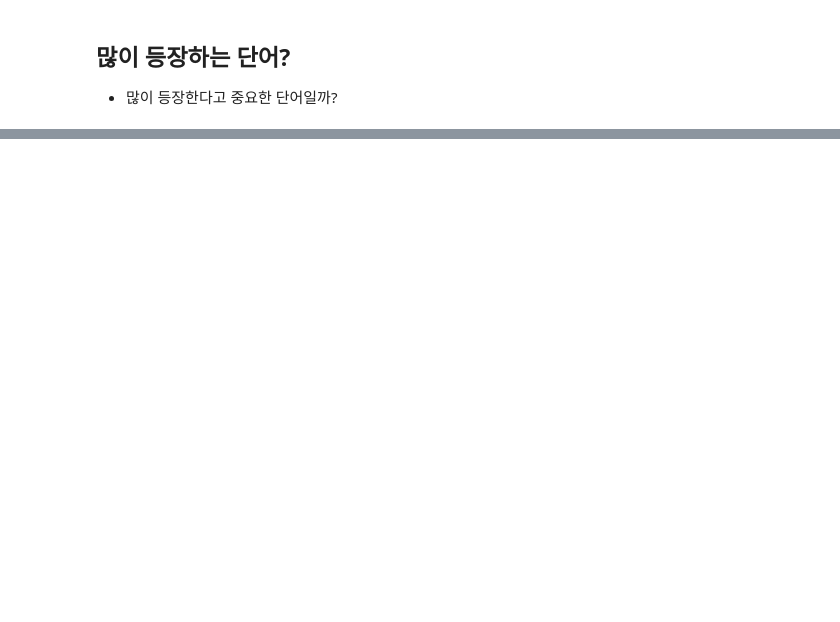
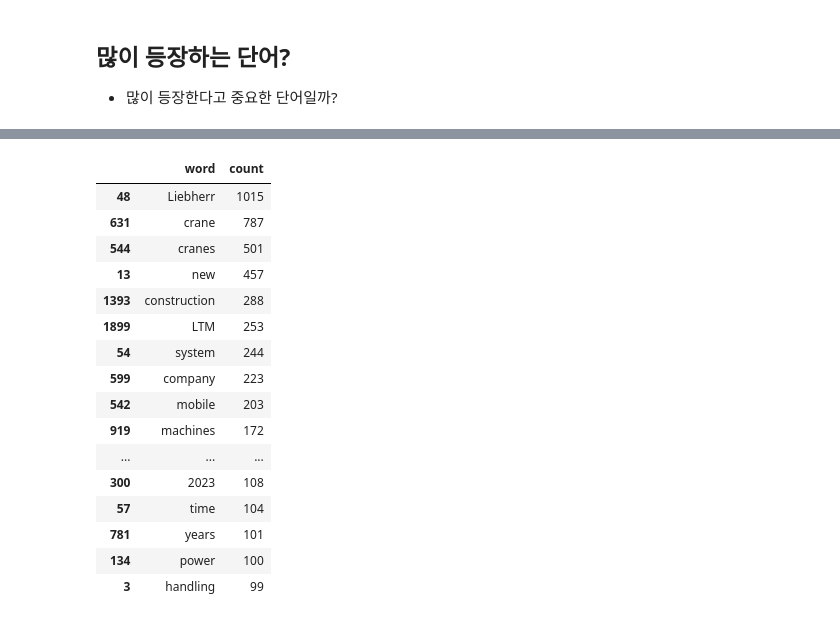
Before and after one commit to CE-MarketSensing/ConstructionEquipment, a Jupyter notebook: textmining/liebherr_test.ipynb, the cells around one changed output, grey strips where cells are left out. Drawn from its saved outputs; the diff is of its cells as text; code cells hidden in the pictures; blank space fills up the shorter version.

```diff
--- a/textmining/liebherr_test.ipynb
+++ b/textmining/liebherr_test.ipynb
@@ -452,0 +448,4 @@ test_count.loc[test_count["count"] > 3]
+# %%
+data = {"word":histogram_6month.keys(), "count":histogram_6month.values()}
+half_count = pd.DataFrame.from_dict(data)
+half_count
@@ -452,0 +466,20 @@ test_count.loc[test_count["count"] > 3]
+# %%
+half_count.sort_values(by="count", ascending=False)[:40]
+# %% [output]
+|  | word | count |
+| 48 | Liebherr | 1015 |
+| 631 | crane | 787 |
+| 544 | cranes | 501 |
+| 13 | new | 457 |
+| 1393 | construction | 288 |
+| 1899 | LTM | 253 |
+| 54 | system | 244 |
+| 599 | company | 223 |
+| 542 | mobile | 203 |
+| 919 | machines | 172 |
+| ... | ... | ... |
+| 300 | 2023 | 108 |
+| 57 | time | 104 |
+| 781 | years | 101 |
+| 134 | power | 100 |
+| 3 | handling | 99 |
```
Also changed, not shown: parts of 23 cells of this notebook, 1 other file.
